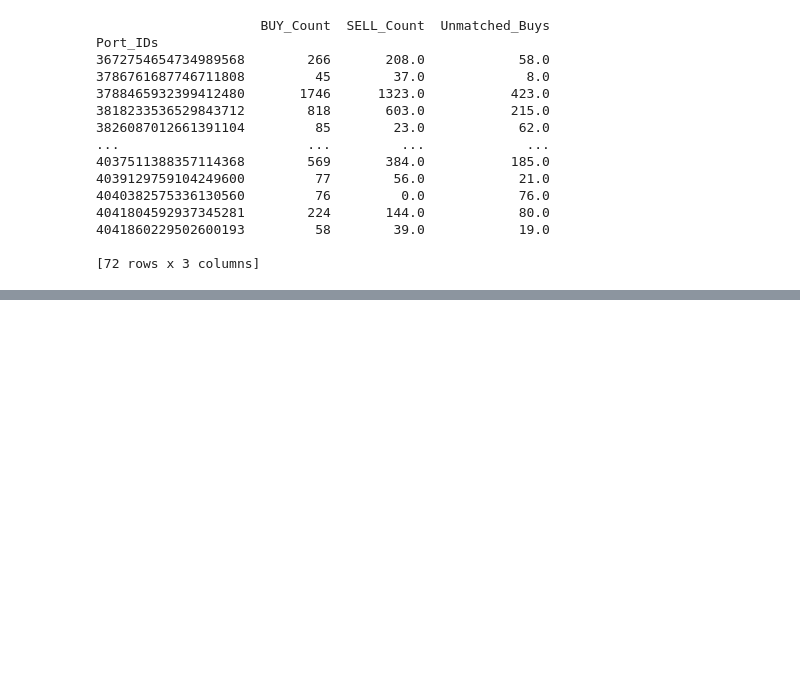
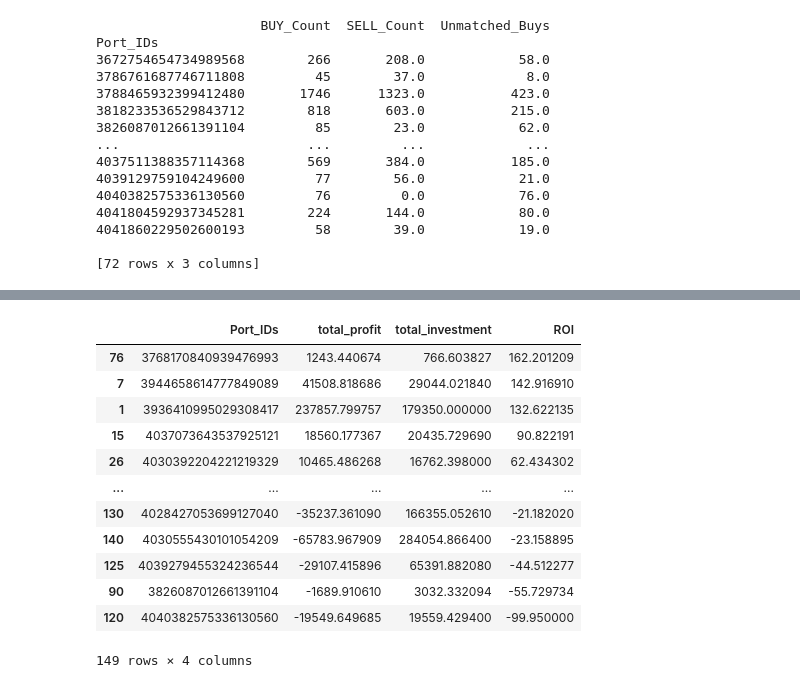
Before and after one commit to abhashgoyal/Binance-Account-Ranking-Algorithm, a Jupyter notebook: Assignment/notebooks/4-feat_eng/EDA_2.ipynb, the cells around one changed output, grey strips where cells are left out. Cells and saved outputs as stored; diff of their text form; code cells hidden in the pictures; blank space fills up the shorter version.

```diff
--- a/Assignment/notebooks/4-feat_eng/EDA_2.ipynb
+++ b/Assignment/notebooks/4-feat_eng/EDA_2.ipynb
@@ -791,0 +895,16 @@ Unique Port_IDs initially: 140
+# %%
+port_profit_df =
+# %% [output]
+|  | Port_IDs | total_profit | total_investment | ROI |
+| 76 | 3768170840939476993 | 1243.440674 | 766.603827 | 162.201209 |
+| 7 | 3944658614777849089 | 41508.818686 | 29044.021840 | 142.916910 |
+| 1 | 3936410995029308417 | 237857.799757 | 179350.000000 | 132.622135 |
+| 15 | 4037073643537925121 | 18560.177367 | 20435.729690 | 90.822191 |
+| 26 | 4030392204221219329 | 10465.486268 | 16762.398000 | 62.434302 |
+| ... | ... | ... | ... | ... |
+| 130 | 4028427053699127040 | -35237.361090 | 166355.052610 | -21.182020 |
+| 140 | 4030555430101054209 | -65783.967909 | 284054.866400 | -23.158895 |
+| 125 | 4039279455324236544 | -29107.415896 | 65391.882080 | -44.512277 |
+| 90 | 3826087012661391104 | -1689.910610 | 3032.332094 | -55.729734 |
+| 120 | 4040382575336130560 | -19549.649685 | 19559.429400 | -99.950000 |
+149 rows × 4 columns
```
Also changed, not shown: parts of 18 cells of this notebook, 4 other files.
